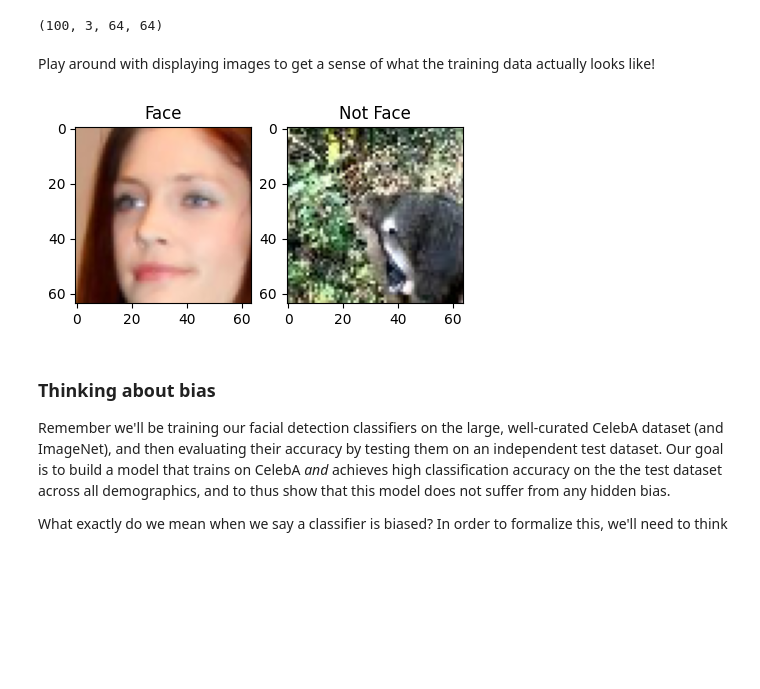
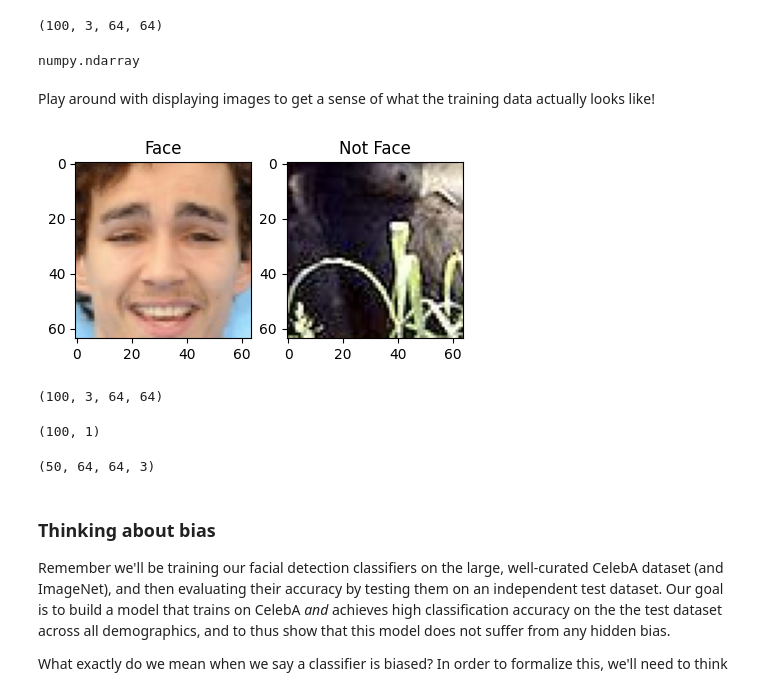
Before and after one commit to thobitz/introtodeeplearning, a Jupyter notebook: lab2/PT_Part2_Debiasing.ipynb, the cells around one changed output. Saved outputs shown, nothing was run; the diff lists cells and outputs as text; code cells hidden in the pictures; blank space fills up the shorter version.

```diff
--- a/lab2/PT_Part2_Debiasing.ipynb
+++ b/lab2/PT_Part2_Debiasing.ipynb
@@ -134,31 +134,47 @@ B, C, H, W = images.shape
 print(images.shape)
 # %% [output]
 (100, 3, 64, 64)
+# %%
+images.__class__
+# %% [output]
+numpy.ndarray
 # %% [markdown]
 Play around with displaying images to get a sense of what the training data actually looks like!
 # %%
 ### Examining the CelebA training dataset ###
 
 # @title Change the sliders to look at positive and negative training examples! { run: "auto" }
 
 face_images = images[np.where(labels == 1)[0]].transpose(0, 2, 3, 1)
 not_face_images = images[np.where(labels == 0)[0]].transpose(0, 2, 3, 1)
 
-idx_face = 6  # @param {type:"slider", min:0, max:50, step:1}
-idx_not_face = 33  # @param {type:"slider", min:0, max:50, step:1}
+idx_face = 42  # @param {type:"slider", min:0, max:50, step:1}
+idx_not_face = 25  # @param {type:"slider", min:0, max:50, step:1}
 
 plt.figure(figsize=(5, 5))
 plt.subplot(1, 2, 1)
 plt.imshow(face_images[idx_face])
 plt.title("Face")
 plt.grid(False)
 
 plt.subplot(1, 2, 2)
 plt.imshow(not_face_images[idx_not_face])
 plt.title("Not Face")
 plt.grid(False)
 # %% [output]
-[figure, old version]
+[figure, new version]
+# %%
+images.shape
+# %% [output]
+(100, 3, 64, 64)
+# %%
+labels.shape
+# %% [output]
+(100, 1)
+# %%
+images[labels[:,0]==0].transpose(0, 2, 3, 1).shape
+# %% [output]
+(50, 64, 64, 3)
 # %% [markdown]
 ### Thinking about bias
 
```
Also changed, not shown: parts of 16 cells of this notebook.
